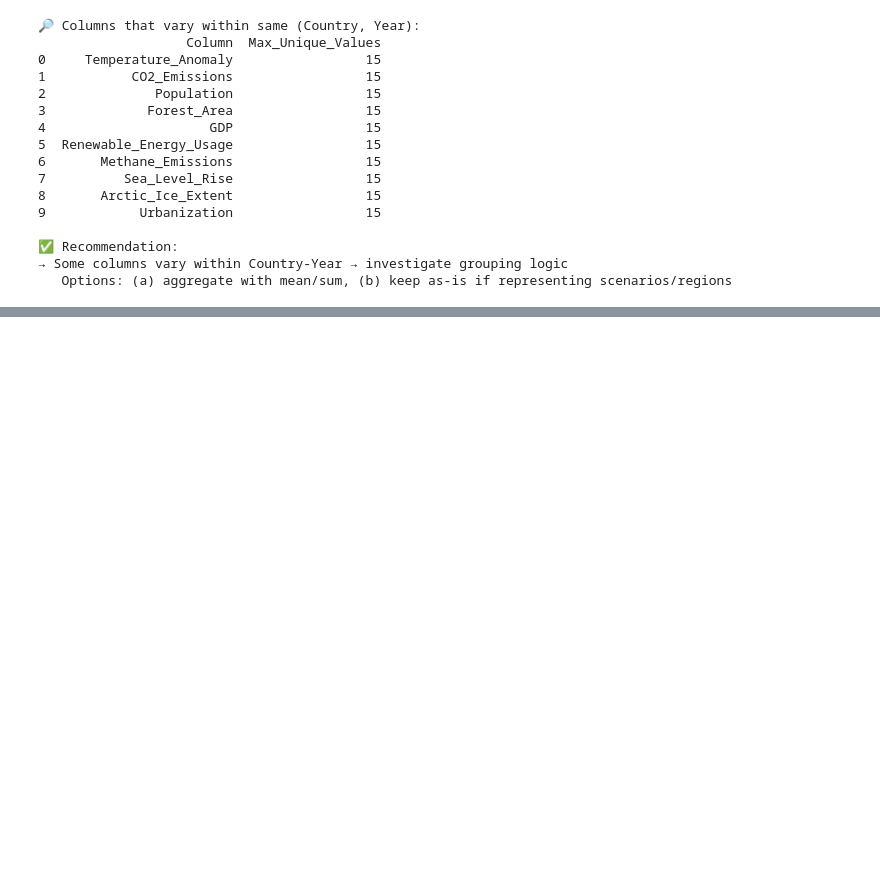
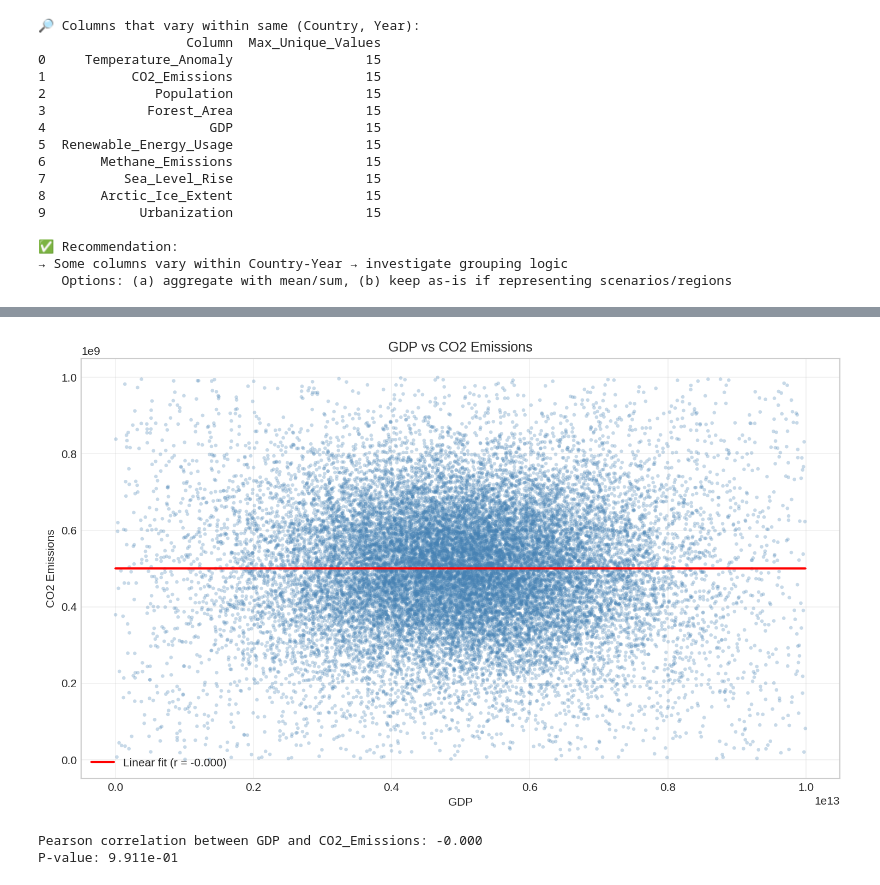
Before and after one commit to amh1k/socioeconomic-climate-ml, a Jupyter notebook: notebooks/01_eda_visualizations.ipynb, the cells around one changed output, grey strips where cells are left out. Cells and saved outputs as stored; diff of their text form; code cells hidden in the pictures; blank space fills up the shorter version.

```diff
--- a/notebooks/01_eda_visualizations.ipynb
+++ b/notebooks/01_eda_visualizations.ipynb
@@ -314,0 +501,35 @@ ValueError: cannot insert Year, already exists
+# %%
+# === Simple GDP vs CO2 Relationship ===
+
+# Basic scatter plot with linear trend line
+plt.figure(figsize=(10, 6))
+
+# Scatter plot
+plt.scatter(df['GDP'], df['CO2_Emissions'], alpha=0.3, s=10, c='steelblue', edgecolors='none')
+
+# Add simple linear regression line
+from scipy.stats import linregress
+slope, intercept, r_value, p_value, std_err = linregress(df['GDP'], df['CO2_Emissions'])
+x_line = np.array([df['GDP'].min(), df['GDP'].max()])
+y_line = slope * x_line + intercept
+plt.plot(x_line, y_line, color='red', linewidth=2, label=f'Linear fit (r = {r_value:.3f})')
+
+# Labels and title
+plt.xlabel('GDP')
+plt.ylabel('CO2 Emissions')
+plt.title('GDP vs CO2 Emissions')
+plt.grid(alpha=0.3)
+plt.legend()
+plt.tight_layout()
+
+# Save figure
+plt.savefig('../outputs/figures/eda_gdp_co2_simple.png', bbox_inches='tight', dpi=300)
+plt.show()
+
+# Print correlation
+print(f"Pearson correlation between GDP and CO2_Emissions: {r_value:.3f}")
+print(f"P-value: {p_value:.3e}")
+# %% [output]
+[figure, added]
+Pearson correlation between GDP and CO2_Emissions: -0.000
+P-value: 9.911e-01
```
Also changed, not shown: parts of 6 cells of this notebook, 5 other files.
